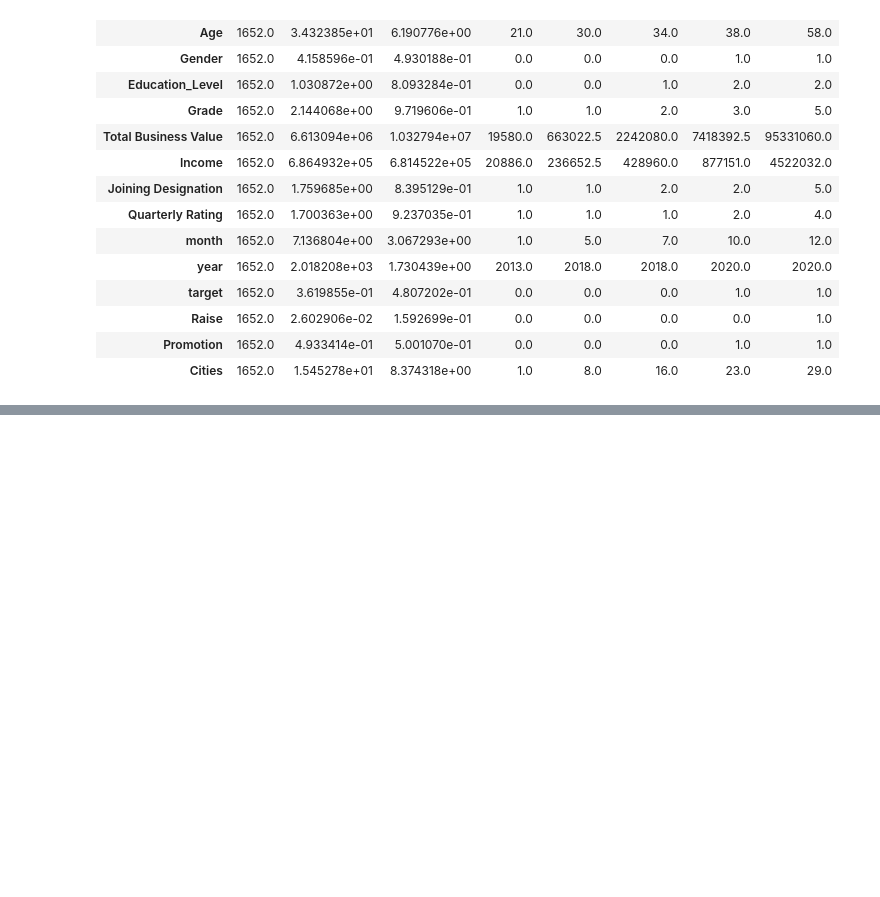
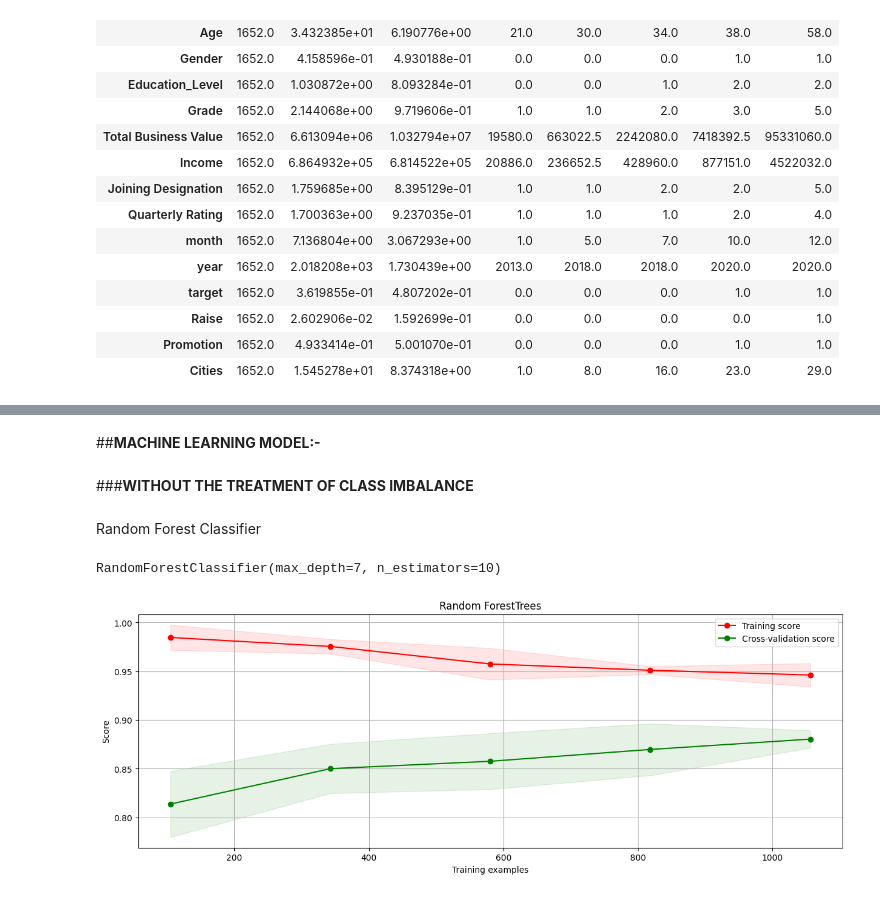
Before and after one commit to sr606/Machine_Learning_CaseStudies, a Jupyter notebook: OLA_Ensemble_Learning.ipynb, the cells around one changed output, grey strips where cells are left out. Drawn from its saved outputs; the diff is of its cells as text; code cells hidden in the pictures; blank space fills up the shorter version.

```diff
--- a/OLA_Ensemble_Learning.ipynb
+++ b/OLA_Ensemble_Learning.ipynb
@@ -829,0 +853,4 @@ ola1.describe().T
+# %%
+X = ola1.drop('target',axis=1)
+y = ola1['target']
+X_train, X_test, y_train, y_test = train_test_split(X, y, test_size = 0.2, random_state= 42)
@@ -829,0 +904,3 @@ ola1.describe().T
+# %%
+ss= StandardScaler()
+ss.fit_transform(X_train)
@@ -829,0 +950,15 @@ ola1.describe().T
+# %% [markdown]
+##**MACHINE LEARNING MODEL:-**
+# %% [markdown]
+###**WITHOUT THE TREATMENT OF CLASS IMBALANCE**
+# %% [markdown]
+Random Forest Classifier
+# %%
+rf_clf1 = RandomForestClassifier(criterion='gini',max_depth=7,max_features='sqrt',n_estimators=10)
+rf_clf1.fit(X_train,y_train)
+# %% [output]
+RandomForestClassifier(max_depth=7, n_estimators=10)
+# %%
+plot_learning_curve(rf_clf1, X_train, y_train, "Random ForestTrees")
+# %% [output]
+[figure, added]
```
Also changed, not shown: parts of 45 cells of this notebook.
